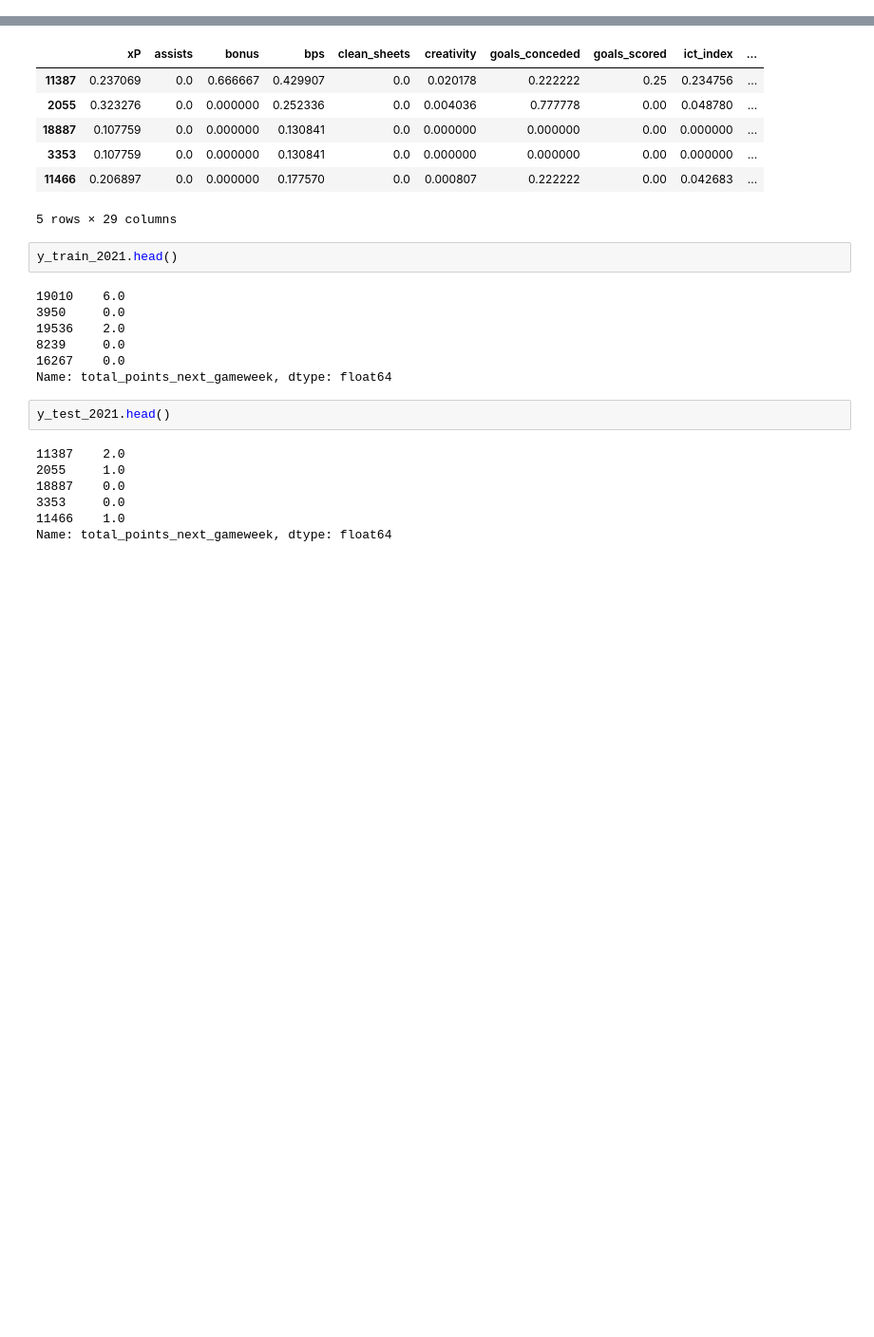
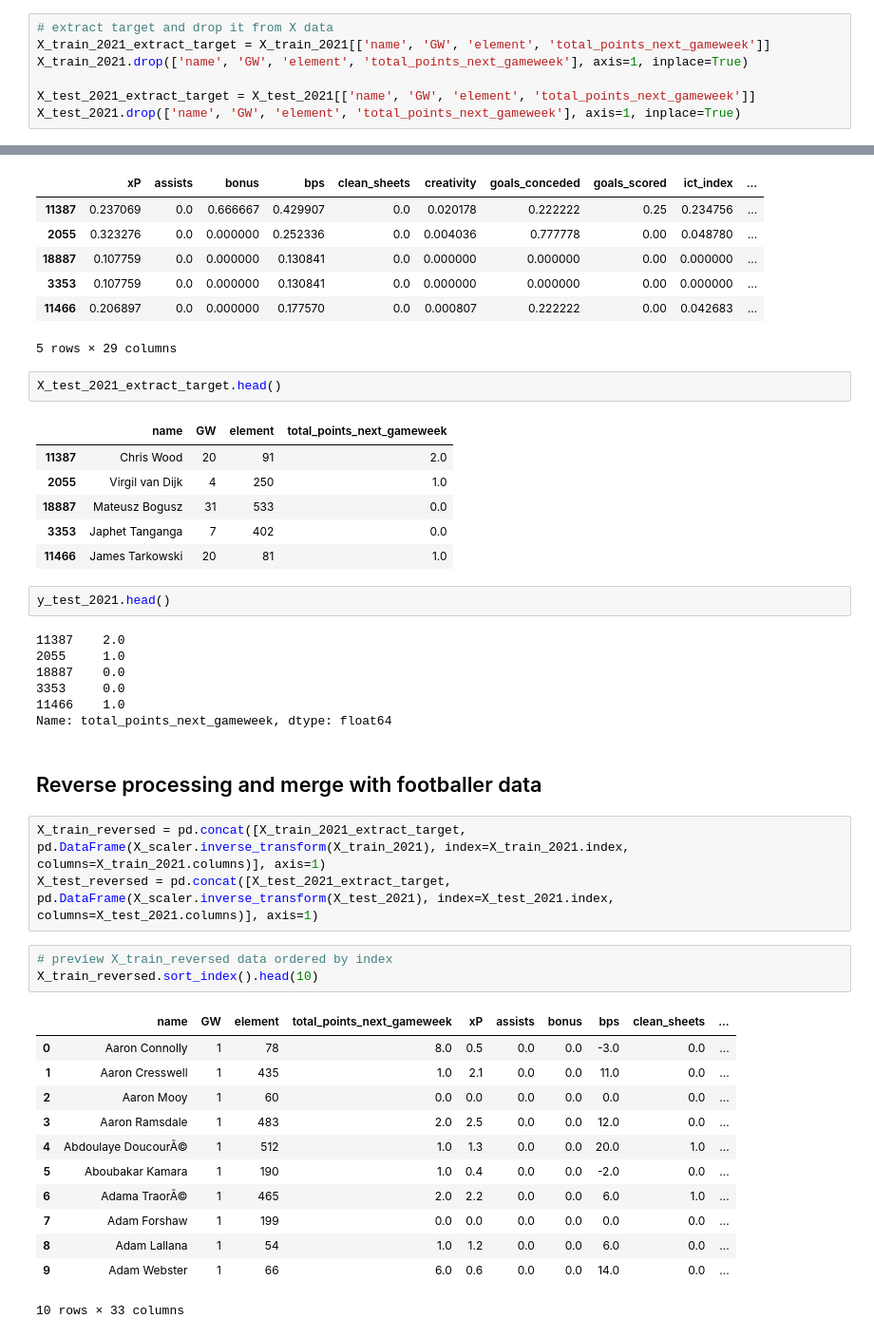
Before and after one commit to gracjans/FPL-AI-Manager_SwanseAI, a Jupyter notebook: notebooks/data_engineering.ipynb, the cells around one changed output, grey strips where cells are left out. Shown: that part at 95% size. Drawn from its saved outputs; the diff is of its cells as text; blank space fills up the shorter version.

```diff
--- a/notebooks/data_engineering.ipynb
+++ b/notebooks/data_engineering.ipynb
@@ -92,3 +98,10 @@ X_train_2021.head()
+# %%
+# extract target and drop it from X data
+X_train_2021_extract_target = X_train_2021[['name', 'GW', 'element', 'total_points_next_gameweek']]
+X_train_2021.drop(['name', 'GW', 'element', 'total_points_next_gameweek'], axis=1, inplace=True)
+
+X_test_2021_extract_target = X_test_2021[['name', 'GW', 'element', 'total_points_next_gameweek']]
+X_test_2021.drop(['name', 'GW', 'element', 'total_points_next_gameweek'], axis=1, inplace=True)
 # %%
 X_test_2021.head()
 # %% [output]
@@ -100,14 +113,14 @@ X_test_2021.head()
 | 11466 | 0.206897 | 0.0 | 0.000000 | 0.177570 | 0.0 | 0.000807 | 0.222222 | 0.00 | 0.042683 | ... |
 5 rows × 29 columns
 # %%
-y_train_2021.head()
+X_test_2021_extract_target.head()
 # %% [output]
-19010    6.0
-3950     0.0
-19536    2.0
-8239     0.0
-16267    0.0
-Name: total_points_next_gameweek, dtype: float64
+|  | name | GW | element | total_points_next_gameweek |
+| 11387 | Chris Wood | 20 | 91 | 2.0 |
+| 2055 | Virgil van Dijk | 4 | 250 | 1.0 |
+| 18887 | Mateusz Bogusz | 31 | 533 | 0.0 |
+| 3353 | Japhet Tanganga | 7 | 402 | 0.0 |
+| 11466 | James Tarkowski | 20 | 81 | 1.0 |
 # %%
 y_test_2021.head()
 # %% [output]
@@ -117,3 +130,24 @@ y_test_2021.head()
 3353     0.0
 11466    1.0
 Name: total_points_next_gameweek, dtype: float64
+# %% [markdown]
+## Reverse processing and merge with footballer data
+# %%
+X_train_reversed = pd.concat([X_train_2021_extract_target, pd.DataFrame(X_scaler.inverse_transform(X_train_2021), index=X_train_2021.index, columns=X_train_2021.columns)], axis=1)
+X_test_reversed = pd.concat([X_test_2021_extract_target, pd.DataFrame(X_scaler.inverse_transform(X_test_2021), index=X_test_2021.index, columns=X_test_2021.columns)], axis=1)
+# %%
+# preview X_train_reversed data ordered by index
+X_train_reversed.sort_index().head(10)
+# %% [output]
+|  | name | GW | element | total_points_next_gameweek | xP | assists | bonus | bps | clean_sheets | ... |
+| 0 | Aaron Connolly | 1 | 78 | 8.0 | 0.5 | 0.0 | 0.0 | -3.0 | 0.0 | ... |
+| 1 | Aaron Cresswell | 1 | 435 | 1.0 | 2.1 | 0.0 | 0.0 | 11.0 | 0.0 | ... |
+| 2 | Aaron Mooy | 1 | 60 | 0.0 | 0.0 | 0.0 | 0.0 | 0.0 | 0.0 | ... |
+| 3 | Aaron Ramsdale | 1 | 483 | 2.0 | 2.5 | 0.0 | 0.0 | 12.0 | 0.0 | ... |
+| 4 | Abdoulaye DoucourÃ© | 1 | 512 | 1.0 | 1.3 | 0.0 | 0.0 | 20.0 | 1.0 | ... |
+| 5 | Aboubakar Kamara | 1 | 190 | 1.0 | 0.4 | 0.0 | 0.0 | -2.0 | 0.0 | ... |
+| 6 | Adama TraorÃ© | 1 | 465 | 2.0 | 2.2 | 0.0 | 0.0 | 6.0 | 1.0 | ... |
+| 7 | Adam Forshaw | 1 | 199 | 0.0 | 0.0 | 0.0 | 0.0 | 0.0 | 0.0 | ... |
+| 8 | Adam Lallana | 1 | 54 | 1.0 | 1.2 | 0.0 | 0.0 | 6.0 | 0.0 | ... |
+| 9 | Adam Webster | 1 | 66 | 6.0 | 0.6 | 0.0 | 0.0 | 14.0 | 0.0 | ... |
+10 rows × 33 columns
```
Also changed, not shown: parts of 10 cells of this notebook.
